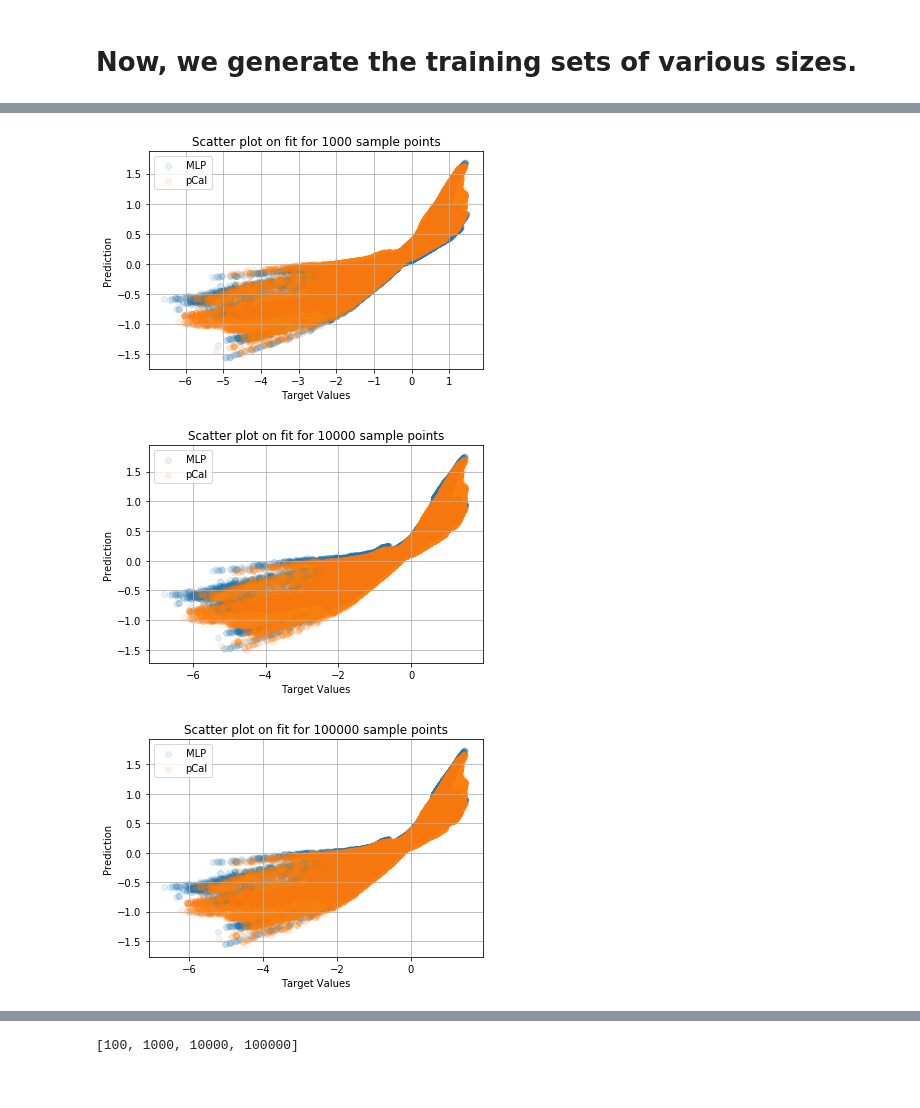
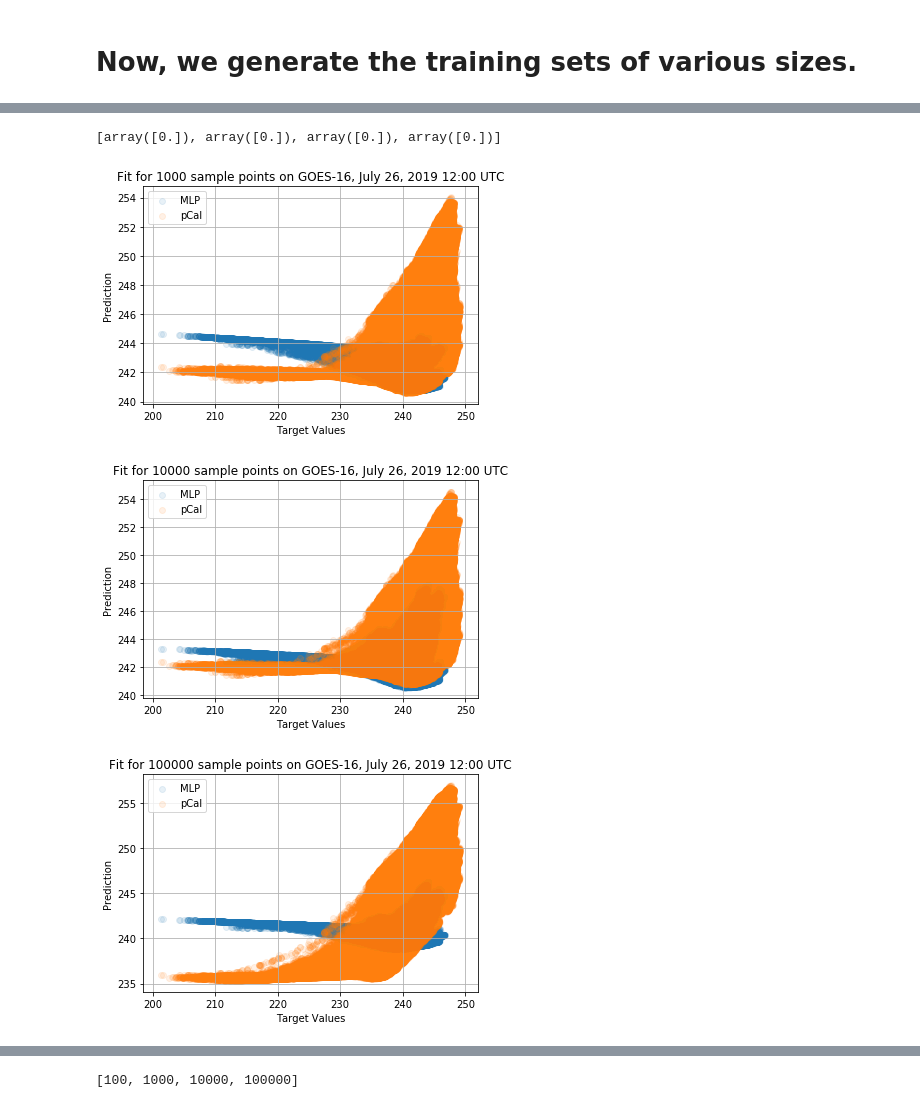
Before and after one commit to adomakor412/capstone, a Jupyter notebook: ML_GOES_16_validation.ipynb, the cells around one changed output, grey strips where cells are left out. Cells and saved outputs as stored; diff of their text form; code cells hidden in the pictures.

Commit message:
scaled G16 results in values over 1

```diff
--- a/ML_GOES_16_validation.ipynb
+++ b/ML_GOES_16_validation.ipynb
@@ -356,27 +375,42 @@ Working on pCal sample
+# %%
+
+
+
+scalerScale_pCal
+scalerScale_ML
+scalerVar_pCal
+scalerVar_ML
+# %% [output]
+[array([0.]), array([0.]), array([0.]), array([0.])]
 # %%
 points =['1000','10000','100000']
 
 pairs_ML = (dfTarget_ML[1:],dfPredict_ML[1:])
 pairs_pCal = (dfTarget_pCal[1:], dfPredict_pCal[1:])
 pairs = (pairs_ML,pairs_pCal)
 
+scalesScale = (scalerScale_ML[1:], scalerScale_pCal[1:])
+scalesMean = (scalerMean_ML[1:], scalerMean_pCal[1:])
 
 name = ['MLP','pCal']
 #for i, (ML, pCal) in enumerate(pairs):
 for color in points:
     i = points.index(color)
     for j, label in enumerate(name):
-        plt.scatter(pairs[j][0][i], pairs[j][1][i], alpha=0.1, label=label)
-    plt.title(f'Scatter plot on fit for {color} sample points')
+        plt.scatter(scalesScale[j][i]*pairs[j][0][i] + scalesMean[j][i],
+                    scalesScale[j][i]*pairs[j][1][i] + scalesMean[j][i],
+                    alpha=0.1,
+                    label=label)
+    plt.title(f'Fit for {color} sample points on GOES-16, July 26, 2019 12:00 UTC')
     plt.xlabel("Target Values")
     plt.ylabel("Prediction")
     plt.legend()
     plt.grid(True)
     plt.show()
 # %% [output]
-[figure, old version]
+[figure, new version]
-[figure, old version]
+[figure, new version]
-[figure, old version]
+[figure, new version]
 # %%
 #points =['100','1000','10000','100000']
 points =['1000','10000','100000']#Interpretable scale for minimum training points
```
Also changed, not shown: parts of 7 cells of this notebook, 1 other file.
